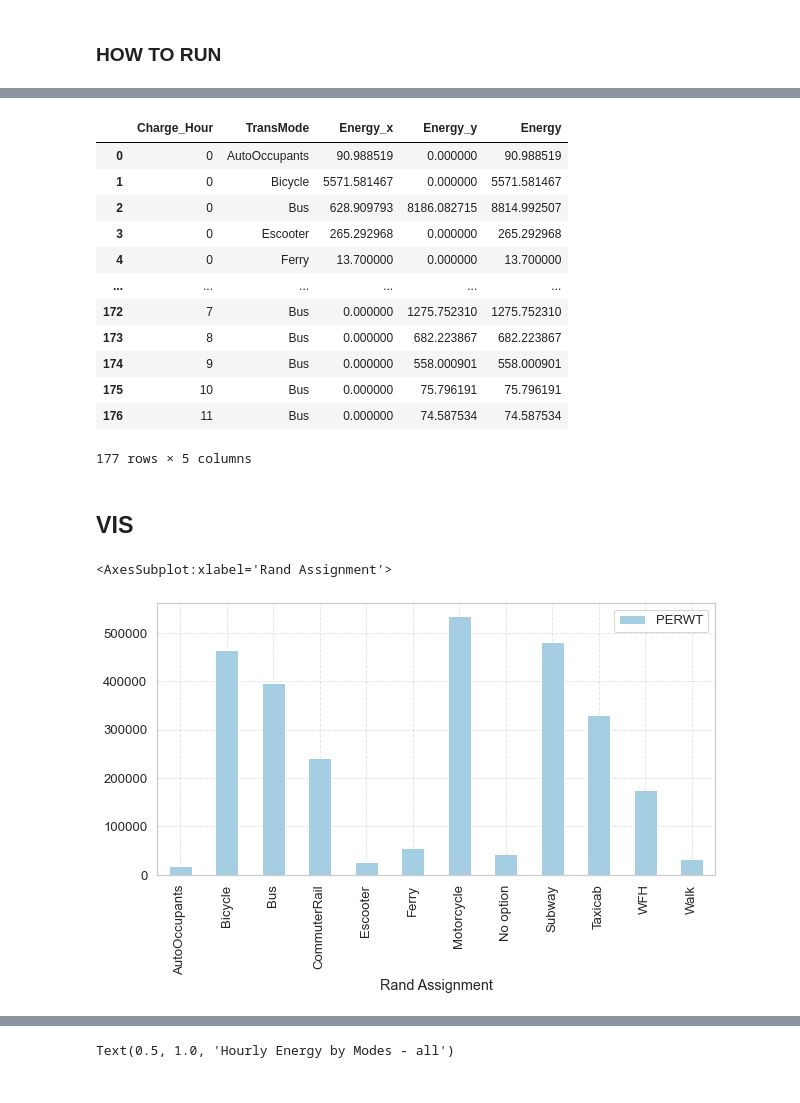
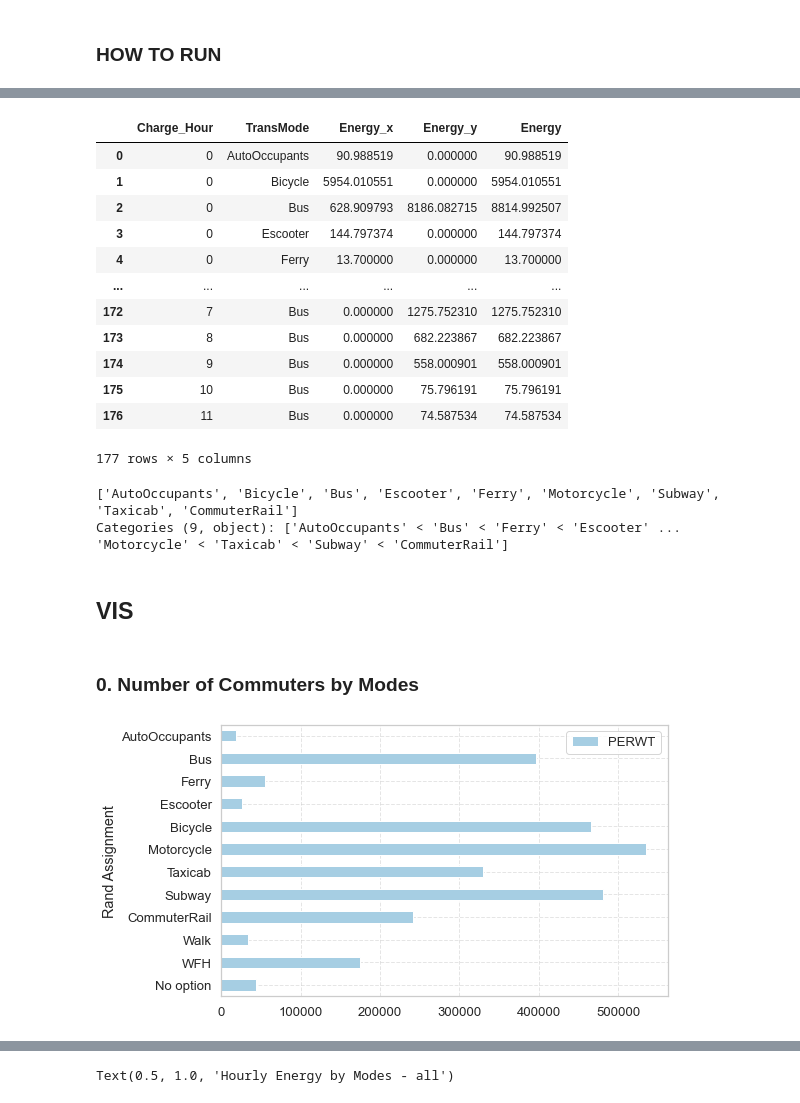
Before and after one commit to BNewborn/mobility-electrification, a Jupyter notebook: 04_ElectricalInfrastructureModel/Electric Model.ipynb, the cells around one changed output, grey strips where cells are left out. Drawn from its saved outputs; the diff is of its cells as text; code cells hidden in the pictures.

```diff
--- a/04_ElectricalInfrastructureModel/Electric Model.ipynb
+++ b/04_ElectricalInfrastructureModel/Electric Model.ipynb
@@ -152,12 +140,16 @@ out_flow
 # %%
+##############################
+####   HourEnergyByMode   ####
+##############################
+
 df_agg_in = HourEnergyByMode(in_flow)
-
 df_agg_out = HourEnergyByMode(out_flow)
 df_agg_out = df_agg_out[df_agg_out['TransMode'].isin(['Bus','Subway','CommuterRail','Taxicab'])].reset_index(drop=True)
 
 df_agg = df_agg_in.merge(right=df_agg_out, on=["Charge_Hour","TransMode"], how='outer').fillna(0)
 df_agg['Energy'] = df_agg['Energy_x'] + df_agg['Energy_y']
 
+mode_order = CategoricalDtype(['AutoOccupants','Bus','Ferry','Escooter', 'Bicycle','Motorcycle','Taxicab','Subway','CommuterRail'],ordered=True)
 df_agg_in['TransMode'] = df_agg_in['TransMode'].astype(mode_order)
 df_agg_out['TransMode'] = df_agg_out['TransMode'].astype(mode_order)
 df_agg['TransMode'] = df_agg['TransMode'].astype(mode_order)
@@ -166,9 +158,9 @@ df_agg
 # %% [output]
 |  | Charge_Hour | TransMode | Energy_x | Energy_y | Energy |
 | 0 | 0 | AutoOccupants | 90.988519 | 0.000000 | 90.988519 |
-| 1 | 0 | Bicycle | 5571.581467 | 0.000000 | 5571.581467 |
+| 1 | 0 | Bicycle | 5954.010551 | 0.000000 | 5954.010551 |
 | 2 | 0 | Bus | 628.909793 | 8186.082715 | 8814.992507 |
-| 3 | 0 | Escooter | 265.292968 | 0.000000 | 265.292968 |
+| 3 | 0 | Escooter | 144.797374 | 0.000000 | 144.797374 |
 | 4 | 0 | Ferry | 13.700000 | 0.000000 | 13.700000 |
 | ... | ... | ... | ... | ... | ... |
 | 172 | 7 | Bus | 0.000000 | 1275.752310 | 1275.752310 |
@@ -177,14 +169,10 @@ df_agg
 | 175 | 10 | Bus | 0.000000 | 75.796191 | 75.796191 |
 | 176 | 11 | Bus | 0.000000 | 74.587534 | 74.587534 |
 177 rows × 5 columns
+# %%
+df_agg.TransMode.unique()
+# %% [output]
+['AutoOccupants', 'Bicycle', 'Bus', 'Escooter', 'Ferry', 'Motorcycle', 'Subway', 'Taxicab', 'CommuterRail']
+Categories (9, object): ['AutoOccupants' < 'Bus' < 'Ferry' < 'Escooter' ... 'Motorcycle' < 'Taxicab' < 'Subway' < 'CommuterRail']
 # %% [markdown]
 ## VIS
-# %%
-commuter_df = pd.read_csv("assignment_00_random.csv",index_col=0)
-fig,(ax1)=plt.subplots(1,1,figsize=(10,5),sharey=True)
-ax1.grid(ls='--',alpha=0.5)
-no = commuter_df.groupby(by=["Rand Assignment"]).agg({"PERWT":"sum"}).reset_index()
-no.plot.bar(x='Rand Assignment', y='PERWT', ax=ax1)
-# %% [output]
-<AxesSubplot:xlabel='Rand Assignment'>
-[figure, removed]
@@ -190,0 +185,16 @@ no.plot.bar(x='Rand Assignment', y='PERWT', ax=ax1)
+# %% [markdown]
+### 0. Number of Commuters by Modes
+# %%
+commuter_df = pd.read_csv("assignment_00_random.csv",index_col=0)
+mode = commuter_df.groupby(by=["Rand Assignment"]).agg({"PERWT":"sum"}).reset_index()
+order = CategoricalDtype(['AutoOccupants','Bus','Ferry','Escooter', 'Bicycle','Motorcycle','Taxicab','Subway','CommuterRail','Walk','WFH','No option'],ordered=True)
+mode['Rand Assignment'] = mode['Rand Assignment'].astype(order)
+mode.sort_values('Rand Assignment',inplace=True)
+mode
+
+fig,(ax1) = plt.subplots(1,1,figsize=(8,5),sharey=True)
+plt.grid(ls='--',alpha=0.5)
+mode.plot.barh(x='Rand Assignment', y='PERWT', ax=ax1)
+plt.gca().invert_yaxis()
+# %% [output]
+[figure, added]
```
Also changed, not shown: parts of 17 cells of this notebook.
